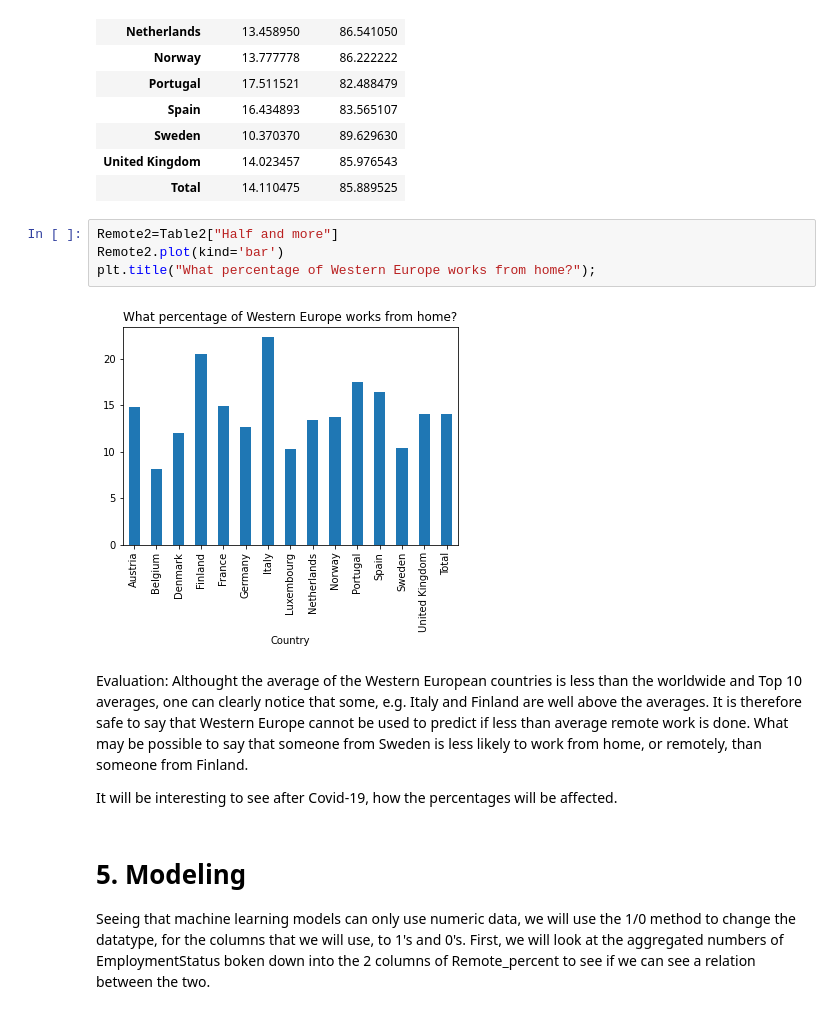
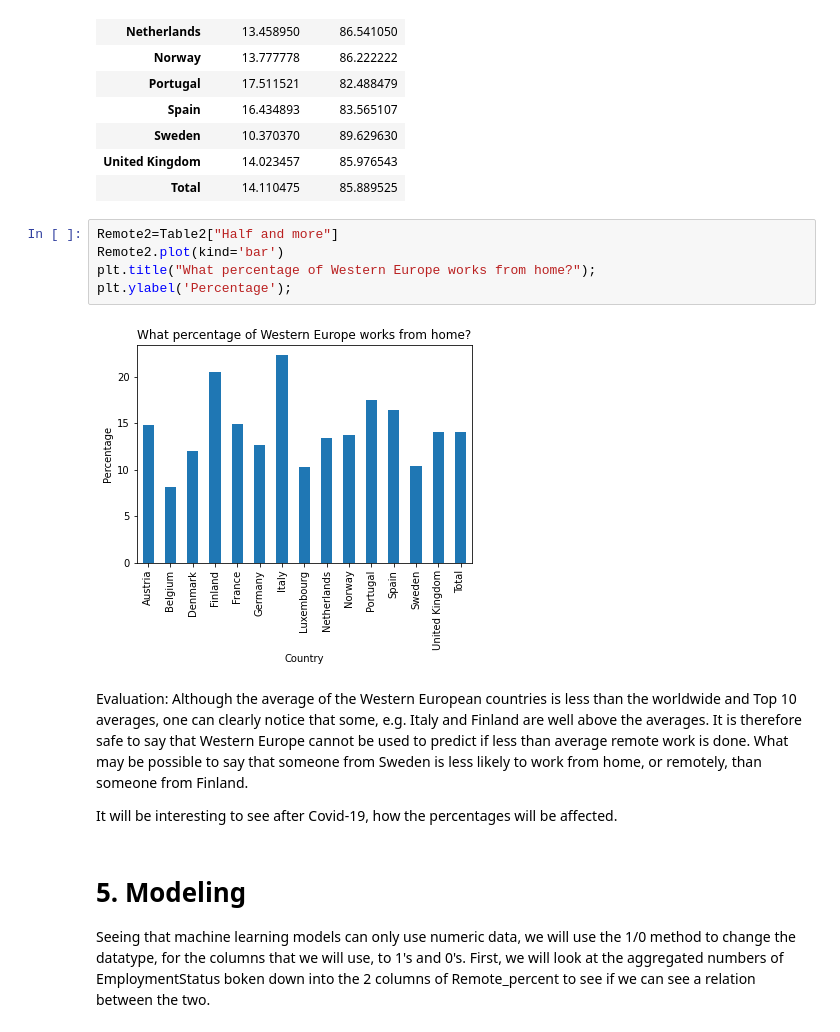
Before and after one commit to JakePython/Udacity-Blog, a Jupyter notebook: Udacity Blog Remote working.ipynb, the cells around one changed output. Cells and saved outputs as stored; diff of their text form.

```diff
--- a/Udacity Blog Remote working.ipynb
+++ b/Udacity Blog Remote working.ipynb
@@ -285,11 +302,12 @@ Table2
 # %%
 Remote2=Table2["Half and more"]
 Remote2.plot(kind='bar')
 plt.title("What percentage of Western Europe works from home?");
+plt.ylabel('Percentage');
 # %% [output]
-[figure, old version]
+[figure, new version]
 # %% [markdown]
-Evaluation: Althought the average of the Western European countries is less than the worldwide and Top 10 averages, one can clearly notice that some, e.g. Italy and Finland are well above the averages. It is therefore safe to say that Western Europe cannot be used to predict if less than average remote work is done. What may be possible to say that someone from Sweden is less likely to work from home, or remotely, than someone from Finland.
+Evaluation: Although the average of the Western European countries is less than the worldwide and Top 10 averages, one can clearly notice that some, e.g. Italy and Finland are well above the averages. It is therefore safe to say that Western Europe cannot be used to predict if less than average remote work is done. What may be possible to say that someone from Sweden is less likely to work from home, or remotely, than someone from Finland.
 
 It will be interesting to see after Covid-19, how the percentages will be affected.
 # %% [markdown]
```
Also changed, not shown: parts of 19 cells of this notebook.
